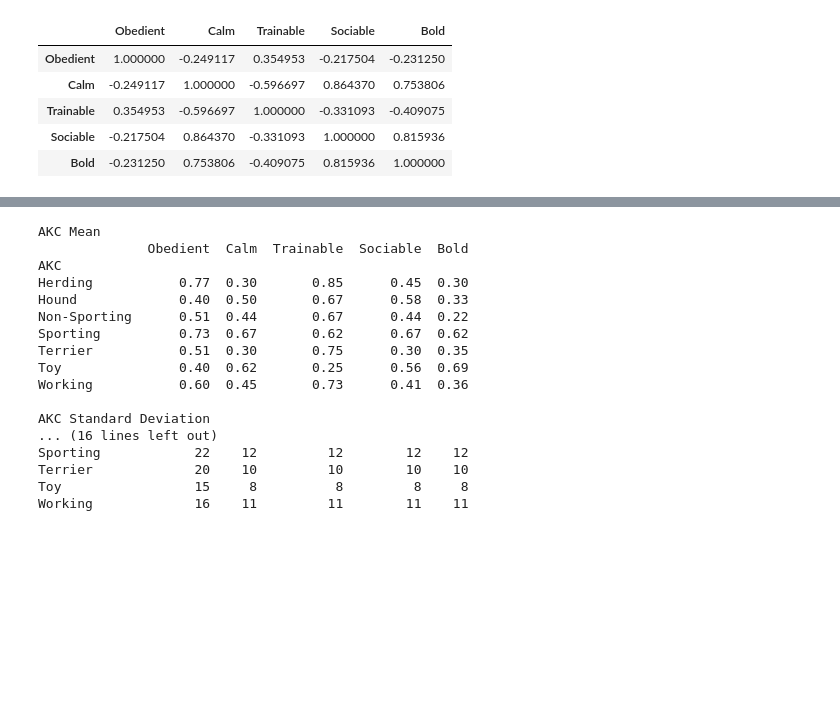
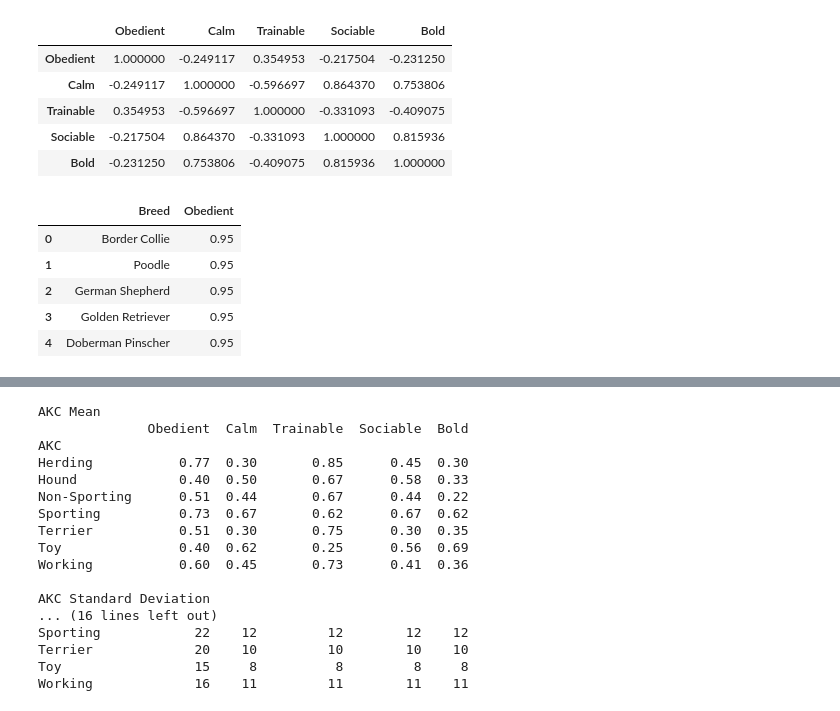
Before and after one commit to Save-All-The-Pets/dog_attributes, a Jupyter notebook: src/analysis.ipynb, the cells around one changed output, grey strips where cells are left out. Drawn from its saved outputs; the diff is of its cells as text; code cells hidden in the pictures; blank space fills up the shorter version.

```diff
--- a/src/analysis.ipynb
+++ b/src/analysis.ipynb
@@ -173,6 +195,15 @@ Correlation coefficients
 | Trainable | 0.354953 | -0.596697 | 1.000000 | -0.331093 | -0.409075 |
 | Sociable | -0.217504 | 0.864370 | -0.331093 | 1.000000 | 0.815936 |
 | Bold | -0.231250 | 0.753806 | -0.409075 | 0.815936 | 1.000000 |
+# %%
+coren.head()
+# %% [output]
+|  | Breed | Obedient |
+| 0 | Border Collie | 0.95 |
+| 1 | Poodle | 0.95 |
+| 2 | German Shepherd | 0.95 |
+| 3 | Golden Retriever | 0.95 |
+| 4 | Doberman Pinscher | 0.95 |
 # %%
 # Show which dogs are in each dataset.
 describe_breeds()
```
Also changed, not shown: parts of 23 cells of this notebook.
